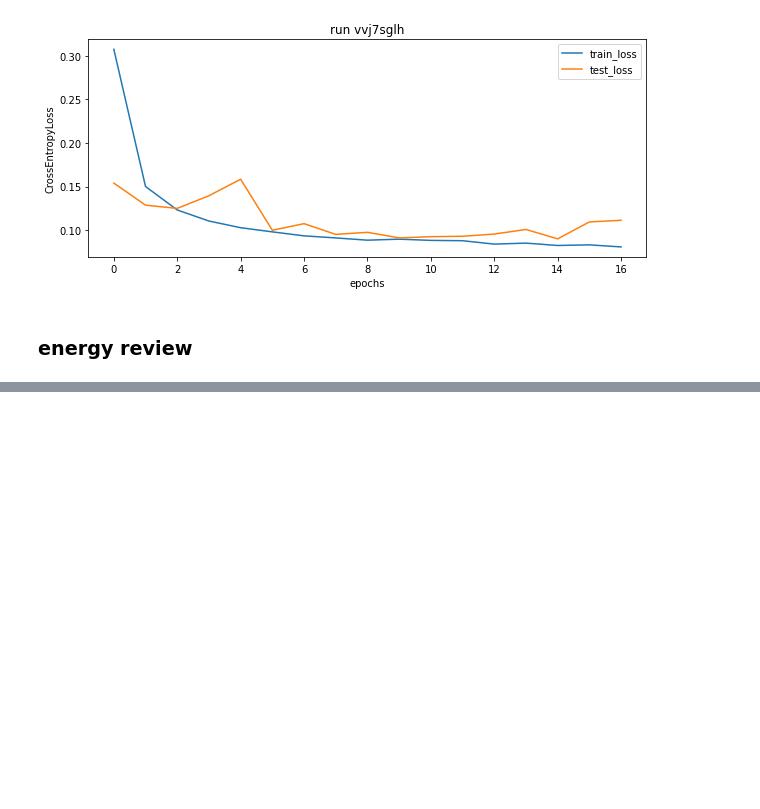
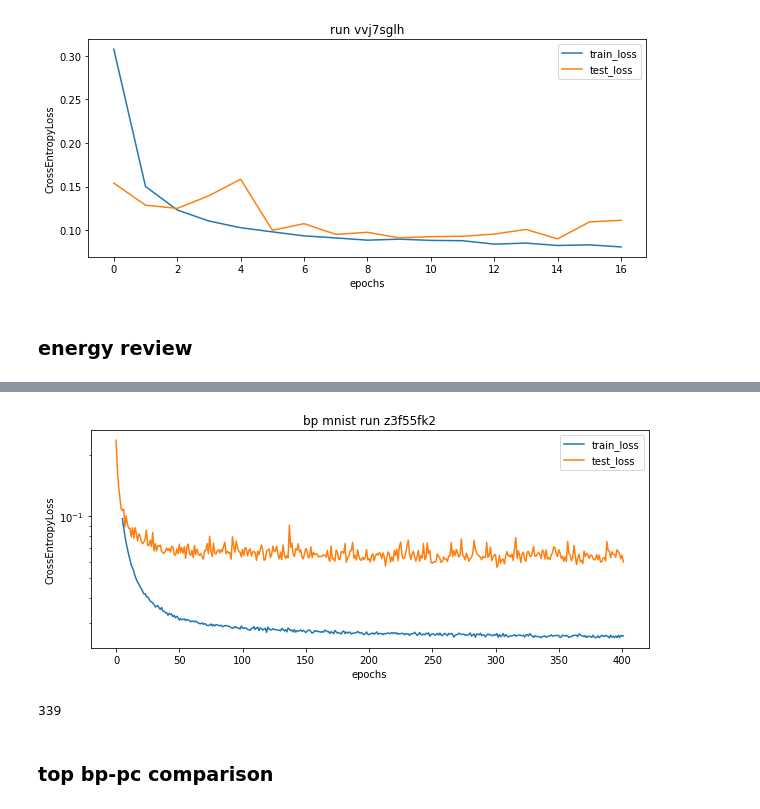
Before and after one commit to andreakiro/regularization-pc, a Jupyter notebook: nts/mnist-export-runs.ipynb, the cells around one changed output, grey strips where cells are left out. Drawn from its saved outputs; the diff is of its cells as text; code cells hidden in the pictures; blank space fills up the shorter version.

```diff
--- a/nts/mnist-export-runs.ipynb
+++ b/nts/mnist-export-runs.ipynb
@@ -303,0 +335,10 @@ plot_metrics('3hre1ayx')
+# %%
+plot_metrics('z3f55fk2')
+# %% [output]
+[figure, added]
+# %%
+len(df_pc.run_id.unique())
+# %% [output]
+339
+# %% [markdown]
+### top bp-pc comparison
```
Also changed, not shown: parts of 15 cells of this notebook, 3 other files.
